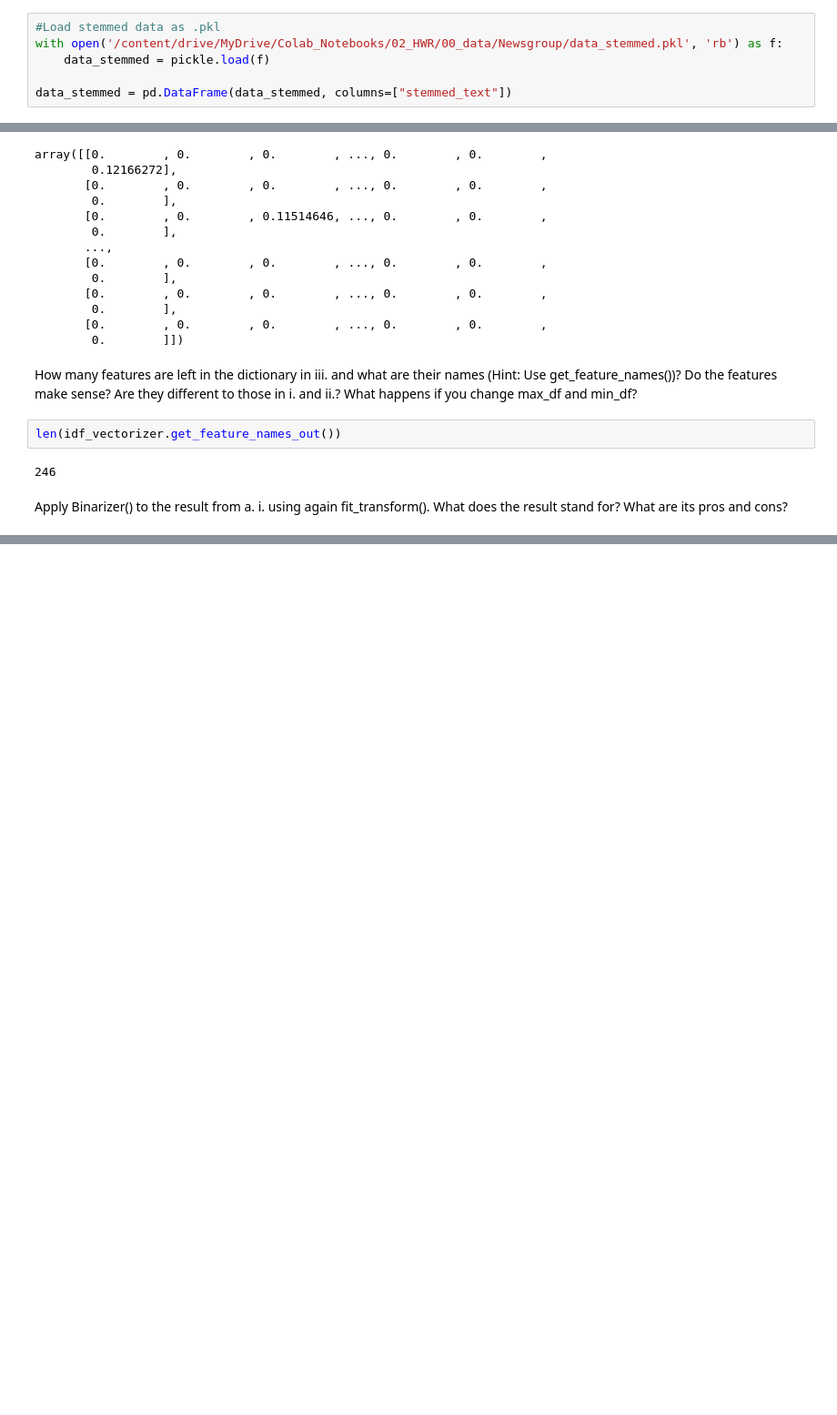
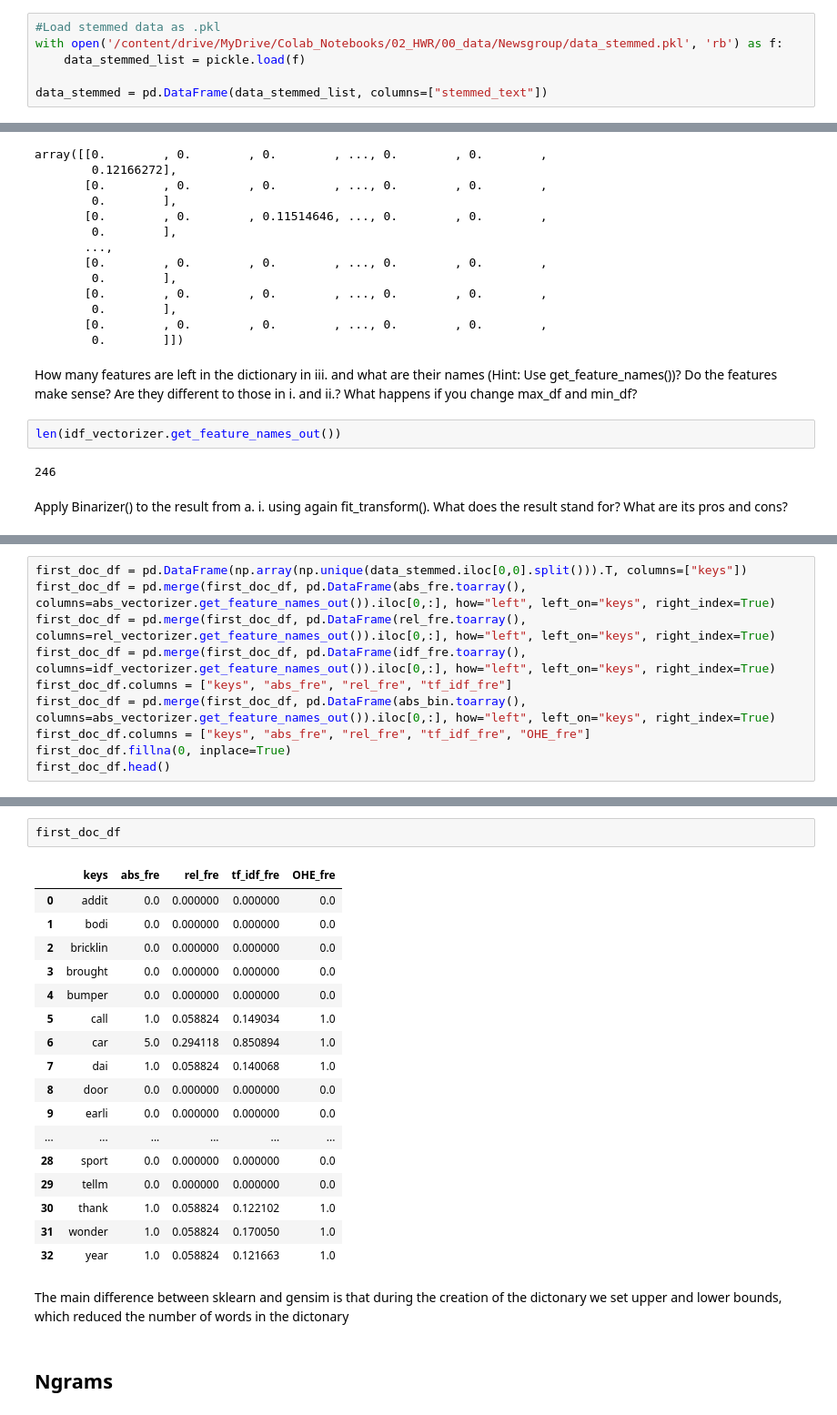
Before and after one commit to hoangminhanh/TWSM_Lab, a Jupyter notebook: Homework/3_Exercise_Representation_1/PH_3_Representation_1.ipynb, the cells around one changed output, grey strips where cells are left out. Shown at 91% size. Cells and saved outputs as stored; diff of their text form; blank space fills up the shorter version.

```diff
--- a/Homework/3_Exercise_Representation_1/PH_3_Representation_1.ipynb
+++ b/Homework/3_Exercise_Representation_1/PH_3_Representation_1.ipynb
@@ -22,9 +23,9 @@ Mounted at /content/drive
 # %%
 #Load stemmed data as .pkl
 with open('/content/drive/MyDrive/Colab_Notebooks/02_HWR/00_data/Newsgroup/data_stemmed.pkl', 'rb') as f:
-    data_stemmed = pickle.load(f)
+    data_stemmed_list = pickle.load(f)
 
-data_stemmed = pd.DataFrame(data_stemmed, columns=["stemmed_text"])
+data_stemmed = pd.DataFrame(data_stemmed_list, columns=["stemmed_text"])
 # %%
 data_stemmed.head(1)
 # %% [output]
@@ -108,0 +114,10 @@ print(abs_bin.toarray().max()) # OHE version (only relevant if word occurs, but
+# %%
+first_doc_df = pd.DataFrame(np.array(np.unique(data_stemmed.iloc[0,0].split())).T, columns=["keys"])
+first_doc_df = pd.merge(first_doc_df, pd.DataFrame(abs_fre.toarray(), columns=abs_vectorizer.get_feature_names_out()).iloc[0,:], how="left", left_on="keys", right_index=True)
+first_doc_df = pd.merge(first_doc_df, pd.DataFrame(rel_fre.toarray(), columns=rel_vectorizer.get_feature_names_out()).iloc[0,:], how="left", left_on="keys", right_index=True)
+first_doc_df = pd.merge(first_doc_df, pd.DataFrame(idf_fre.toarray(), columns=idf_vectorizer.get_feature_names_out()).iloc[0,:], how="left", left_on="keys", right_index=True)
+first_doc_df.columns = ["keys", "abs_fre", "rel_fre", "tf_idf_fre"]
+first_doc_df = pd.merge(first_doc_df, pd.DataFrame(abs_bin.toarray(), columns=abs_vectorizer.get_feature_names_out()).iloc[0,:], how="left", left_on="keys", right_index=True)
+first_doc_df.columns = ["keys", "abs_fre", "rel_fre", "tf_idf_fre", "OHE_fre"]
+first_doc_df.fillna(0, inplace=True)
+first_doc_df.head()
@@ -108,0 +301,24 @@ print(abs_bin.toarray().max()) # OHE version (only relevant if word occurs, but
+# %%
+first_doc_df
+# %% [output]
+|  | keys | abs_fre | rel_fre | tf_idf_fre | OHE_fre |
+| 0 | addit | 0.0 | 0.000000 | 0.000000 | 0.0 |
+| 1 | bodi | 0.0 | 0.000000 | 0.000000 | 0.0 |
+| 2 | bricklin | 0.0 | 0.000000 | 0.000000 | 0.0 |
+| 3 | brought | 0.0 | 0.000000 | 0.000000 | 0.0 |
+| 4 | bumper | 0.0 | 0.000000 | 0.000000 | 0.0 |
+| 5 | call | 1.0 | 0.058824 | 0.149034 | 1.0 |
+| 6 | car | 5.0 | 0.294118 | 0.850894 | 1.0 |
+| 7 | dai | 1.0 | 0.058824 | 0.140068 | 1.0 |
+| 8 | door | 0.0 | 0.000000 | 0.000000 | 0.0 |
+| 9 | earli | 0.0 | 0.000000 | 0.000000 | 0.0 |
+| ... | ... | ... | ... | ... | ... |
+| 28 | sport | 0.0 | 0.000000 | 0.000000 | 0.0 |
+| 29 | tellm | 0.0 | 0.000000 | 0.000000 | 0.0 |
+| 30 | thank | 1.0 | 0.058824 | 0.122102 | 1.0 |
+| 31 | wonder | 1.0 | 0.058824 | 0.170050 | 1.0 |
+| 32 | year | 1.0 | 0.058824 | 0.121663 | 1.0 |
+# %% [markdown]
+The main difference between sklearn and gensim is that during the creation of the dictonary we set upper and lower bounds, which reduced the number of words in the dictonary
+# %% [markdown]
+## Ngrams
```
Also changed, not shown: parts of 27 cells of this notebook.
